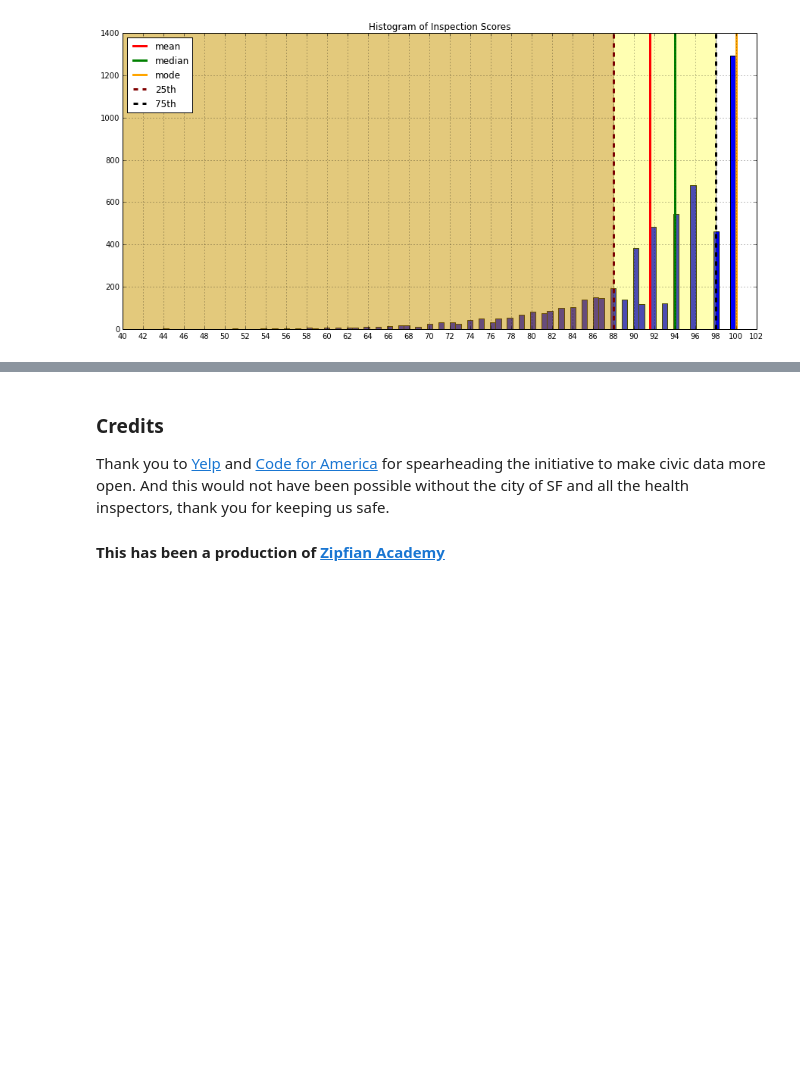
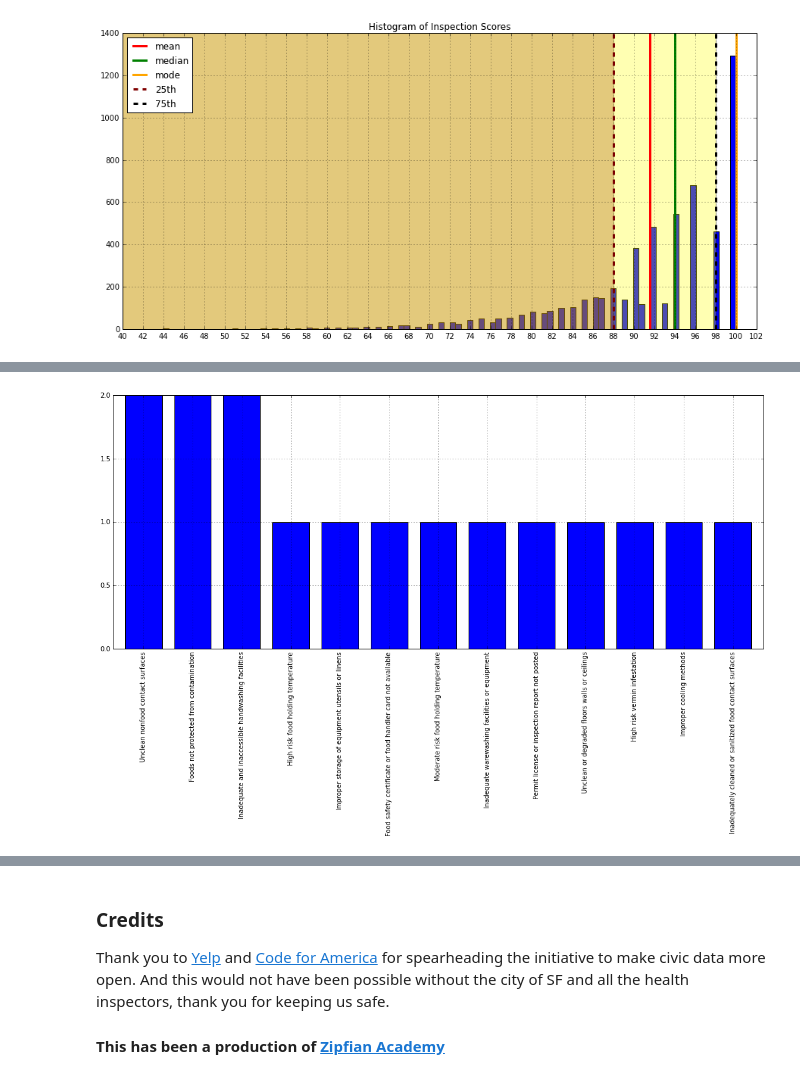
Before and after one commit to abd-bag/happy-healthy-hungry, a Jupyter notebook: h3.ipynb, the cells around one changed output, grey strips where cells are left out. Cells and saved outputs as stored; diff of their text form; code cells hidden in the pictures; blank space fills up the shorter version.

```diff
--- a/h3.ipynb
+++ b/h3.ipynb
@@ -569,0 +607,11 @@ dtype: float64
+# %%
+# Let us see what violations a restaurant can have and still get a perfect score
+
+figure(figsize=[18,7])
+
+perfect_scores = violation_table[violation_table['Score'] == 100]
+
+violation_hist = perfect_scores['description'].value_counts().plot(kind="bar")
+
+perfect_scores
+# %% [output]
@@ -569,0 +635 @@ dtype: float64
+[figure, added]
```
Also changed, not shown: parts of 13 cells of this notebook, 1 other file.
